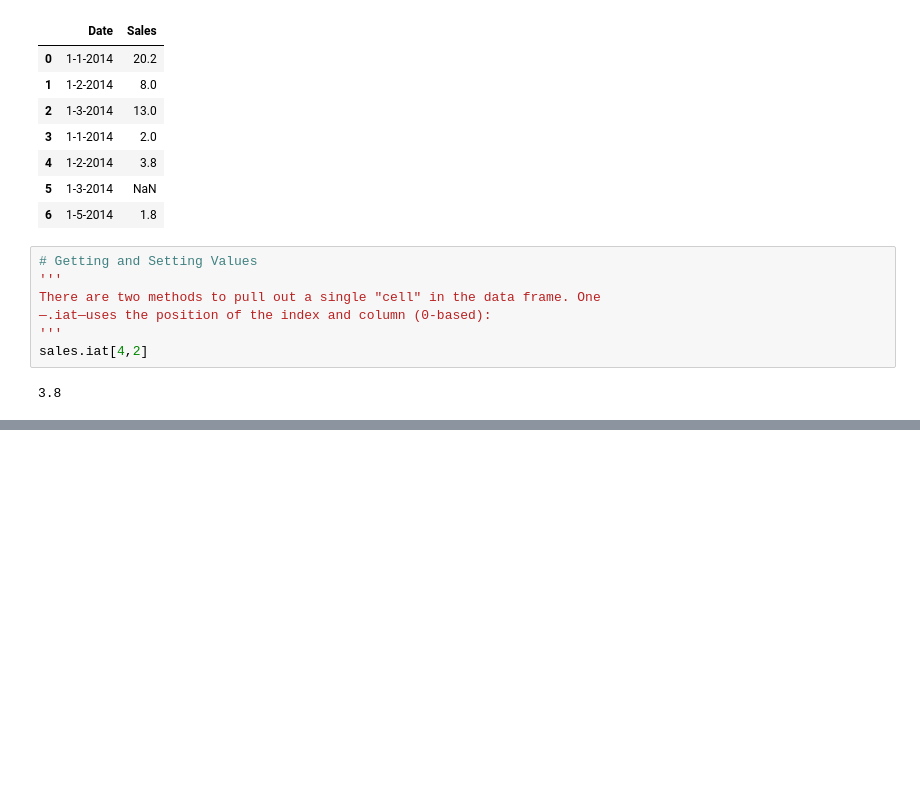
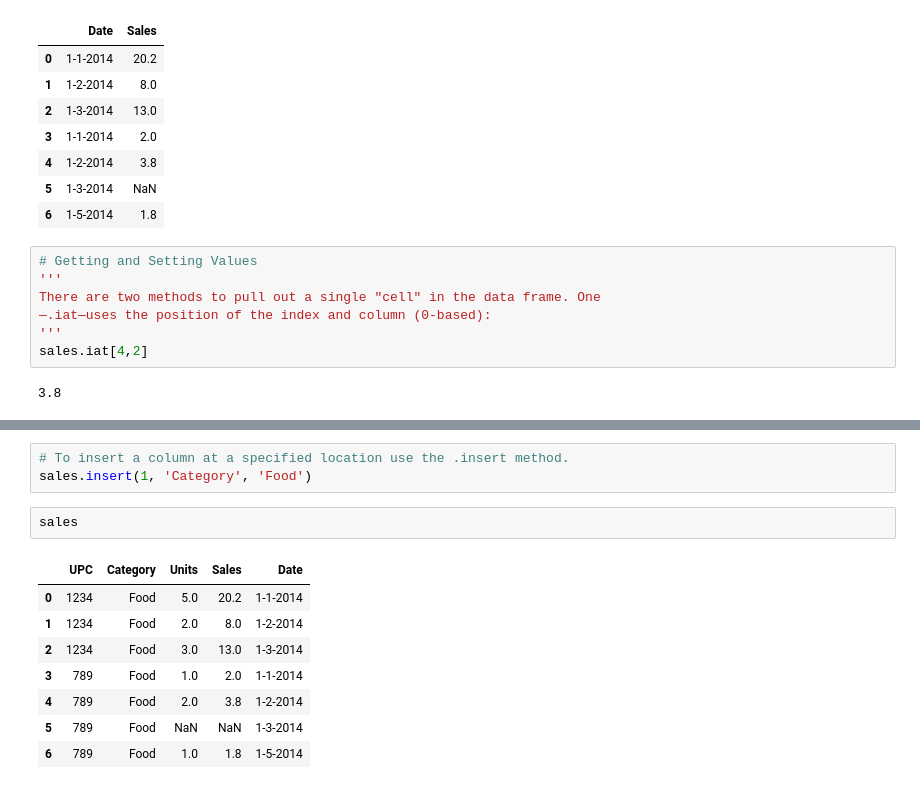
Before and after one commit to owaisahmad315/pandas, a Jupyter notebook: Data_Frame_Methods.ipynb, the cells around one changed output, grey strips where cells are left out. Drawn from its saved outputs; the diff is of its cells as text; blank space fills up the shorter version.

```diff
--- a/Data_Frame_Methods.ipynb
+++ b/Data_Frame_Methods.ipynb
@@ -282,0 +303,14 @@ sales.iat[4,2]
+# %%
+# To insert a column at a specified location use the .insert method.
+sales.insert(1, 'Category', 'Food')
+# %%
+sales
+# %% [output]
+|  | UPC | Category | Units | Sales | Date |
+| 0 | 1234 | Food | 5.0 | 20.2 | 1-1-2014 |
+| 1 | 1234 | Food | 2.0 | 8.0 | 1-2-2014 |
+| 2 | 1234 | Food | 3.0 | 13.0 | 1-3-2014 |
+| 3 | 789 | Food | 1.0 | 2.0 | 1-1-2014 |
+| 4 | 789 | Food | 2.0 | 3.8 | 1-2-2014 |
+| 5 | 789 | Food | NaN | NaN | 1-3-2014 |
+| 6 | 789 | Food | 1.0 | 1.8 | 1-5-2014 |
```
Also changed, not shown: parts of 10 cells of this notebook.
